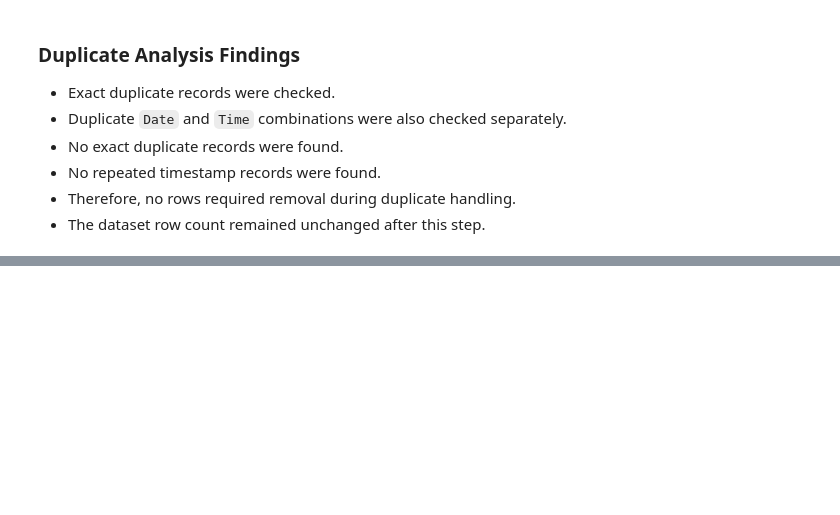
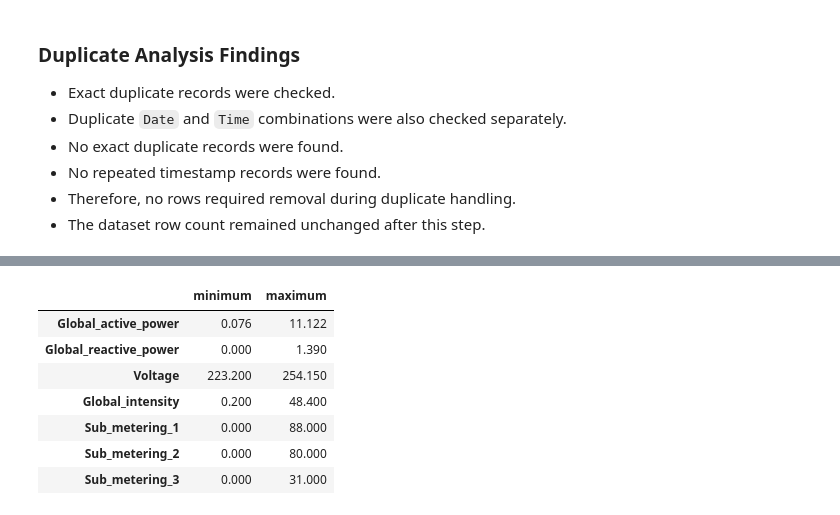
Before and after one commit to NimaniThathsarani/Smart-Energy-Consumption-Prediction-System, a Jupyter notebook: notebooks/02_data_cleaning.ipynb, the cells around one changed output, grey strips where cells are left out. Cells and saved outputs as stored; diff of their text form; code cells hidden in the pictures; blank space fills up the shorter version.

```diff
--- a/notebooks/02_data_cleaning.ipynb
+++ b/notebooks/02_data_cleaning.ipynb
@@ -509,0 +636,17 @@ Remaining duplicate timestamps: 0
+# %%
+# Review minimum and maximum values
+range_summary = pd.DataFrame({
+    "minimum": df_clean[measurement_cols].min(),
+    "maximum": df_clean[measurement_cols].max()
+})
+
+range_summary
+# %% [output]
+|  | minimum | maximum |
+| Global_active_power | 0.076 | 11.122 |
+| Global_reactive_power | 0.000 | 1.390 |
+| Voltage | 223.200 | 254.150 |
+| Global_intensity | 0.200 | 48.400 |
+| Sub_metering_1 | 0.000 | 88.000 |
+| Sub_metering_2 | 0.000 | 80.000 |
+| Sub_metering_3 | 0.000 | 31.000 |
```
Also changed, not shown: parts of 12 cells of this notebook.
